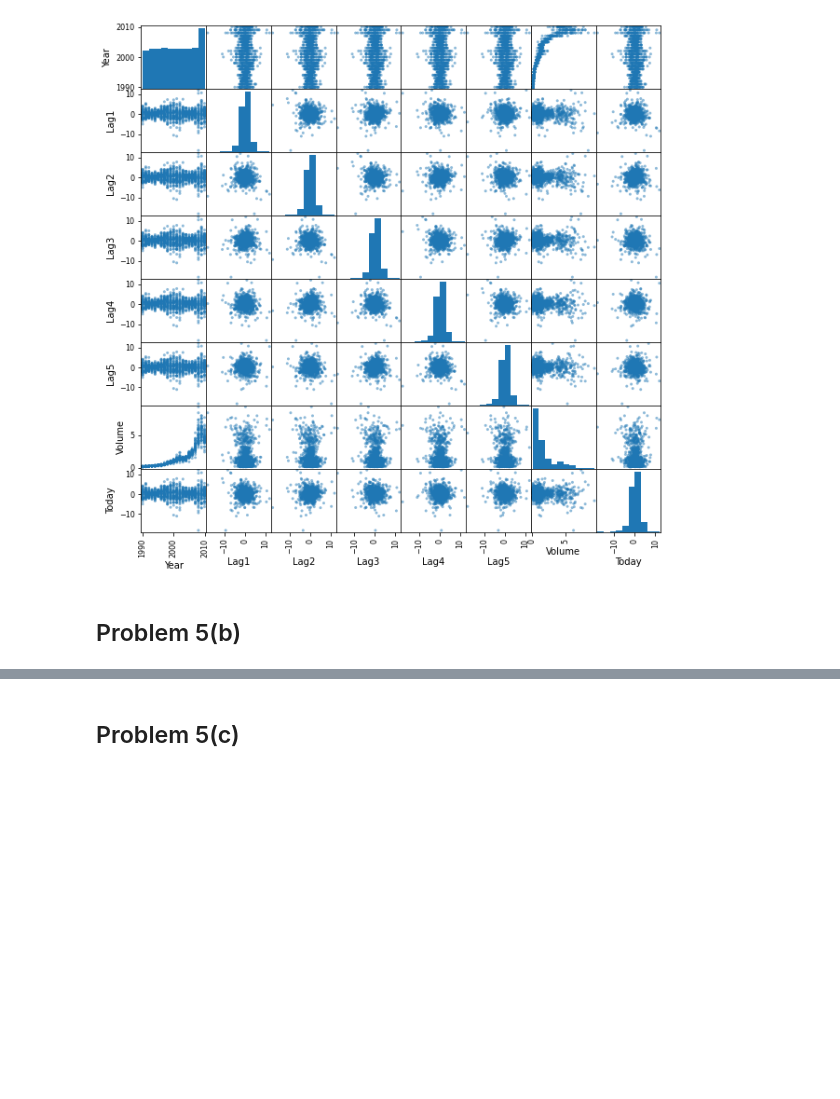
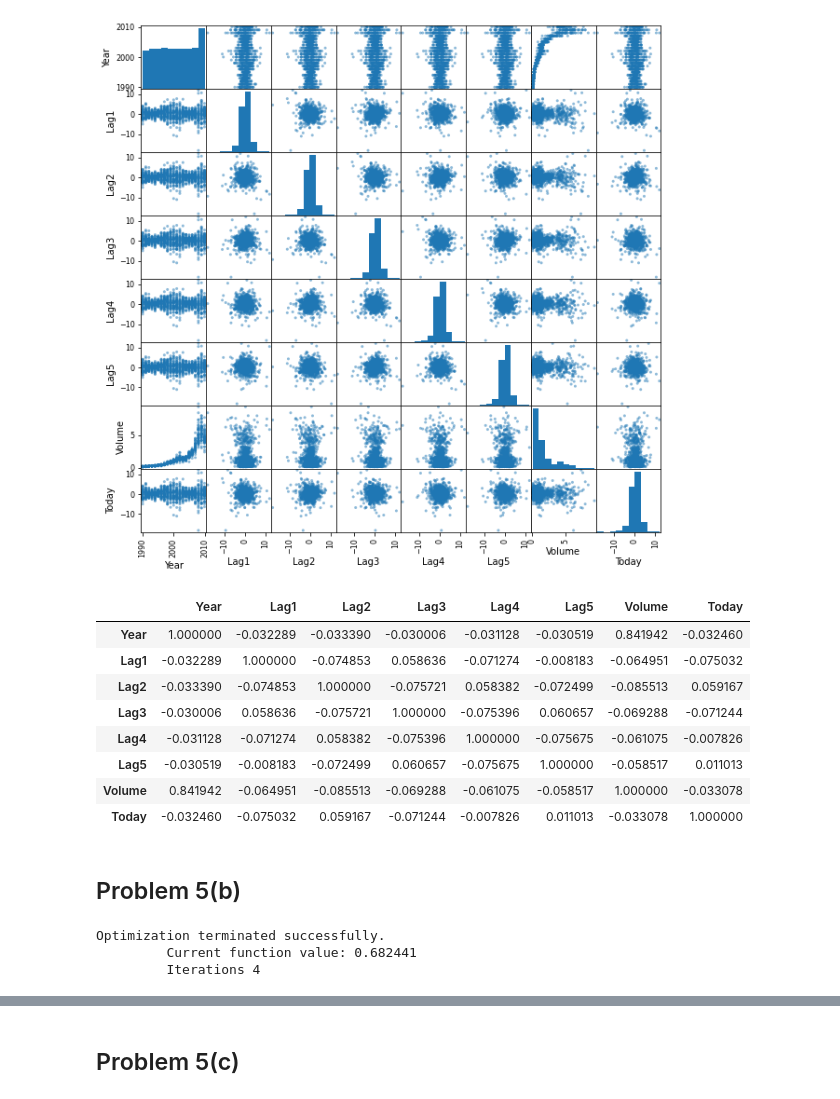
Before and after one commit to rbalexan/stats-202, a Jupyter notebook: homework/homework-2/code/homework_2.ipynb, the cells around one changed output, grey strips where cells are left out. Saved outputs shown, nothing was run; the diff lists cells and outputs as text; code cells hidden in the pictures; blank space fills up the shorter version.

```diff
--- a/homework/homework-2/code/homework_2.ipynb
+++ b/homework/homework-2/code/homework_2.ipynb
@@ -21,5 +43,30 @@ weekly.describe()
 pd.plotting.scatter_matrix(weekly, figsize=(10,10));
 # %% [output]
 [figure]
+# %%
+weekly.corr()
+# %% [output]
+|  | Year | Lag1 | Lag2 | Lag3 | Lag4 | Lag5 | Volume | Today |
+| Year | 1.000000 | -0.032289 | -0.033390 | -0.030006 | -0.031128 | -0.030519 | 0.841942 | -0.032460 |
+| Lag1 | -0.032289 | 1.000000 | -0.074853 | 0.058636 | -0.071274 | -0.008183 | -0.064951 | -0.075032 |
+| Lag2 | -0.033390 | -0.074853 | 1.000000 | -0.075721 | 0.058382 | -0.072499 | -0.085513 | 0.059167 |
+| Lag3 | -0.030006 | 0.058636 | -0.075721 | 1.000000 | -0.075396 | 0.060657 | -0.069288 | -0.071244 |
+| Lag4 | -0.031128 | -0.071274 | 0.058382 | -0.075396 | 1.000000 | -0.075675 | -0.061075 | -0.007826 |
+| Lag5 | -0.030519 | -0.008183 | -0.072499 | 0.060657 | -0.075675 | 1.000000 | -0.058517 | 0.011013 |
+| Volume | 0.841942 | -0.064951 | -0.085513 | -0.069288 | -0.061075 | -0.058517 | 1.000000 | -0.033078 |
+| Today | -0.032460 | -0.075032 | 0.059167 | -0.071244 | -0.007826 | 0.011013 | -0.033078 | 1.000000 |
 # %% [markdown]
 ## Problem 5(b)
+# %%
+import statsmodels.api as sm
+
+X = weekly[['Lag1', 'Lag2', 'Lag3', 'Lag4', 'Lag5', 'Volume']]
+X = sm.add_constant(X)
+
+y = weekly['Direction'].astype('category').cat.codes
+
+log_reg = sm.Logit(y, X).fit()
+# %% [output]
+Optimization terminated successfully.
+         Current function value: 0.682441
+         Iterations 4
```
Also changed, not shown: parts of 48 cells of this notebook, 2 other files.
